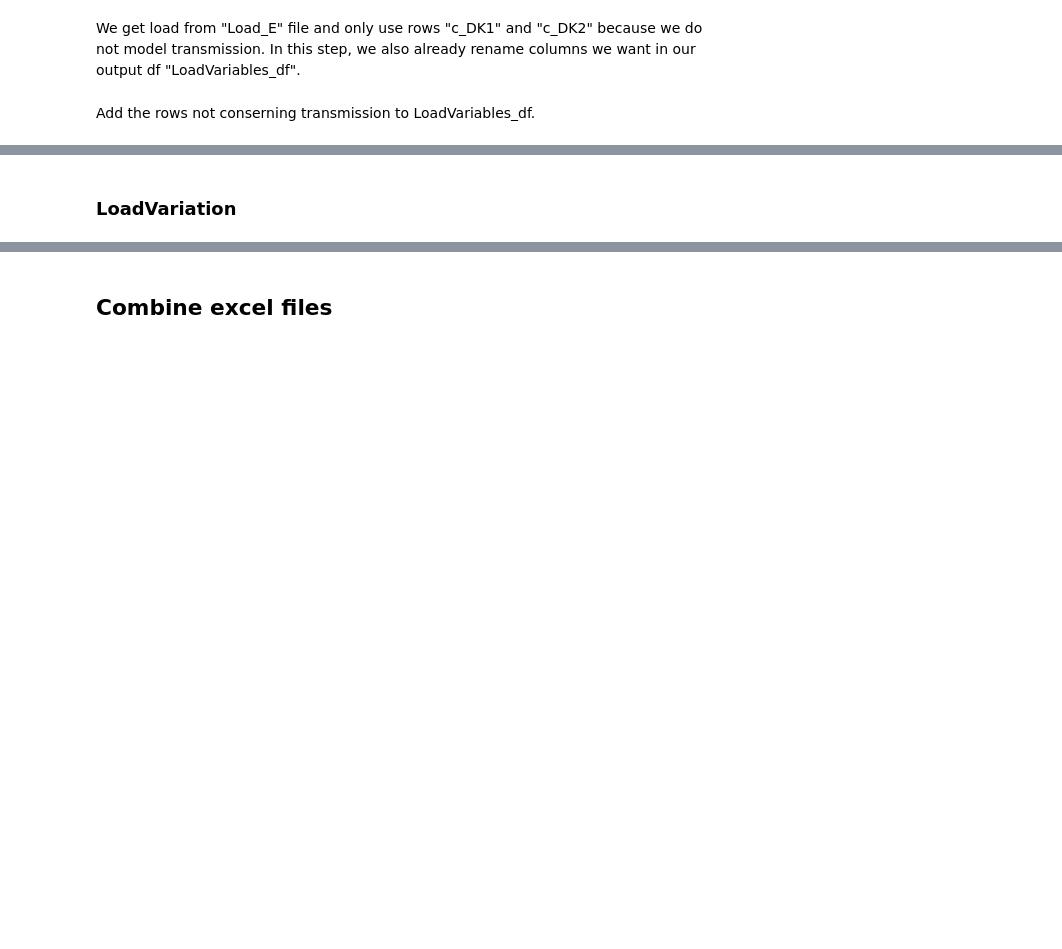
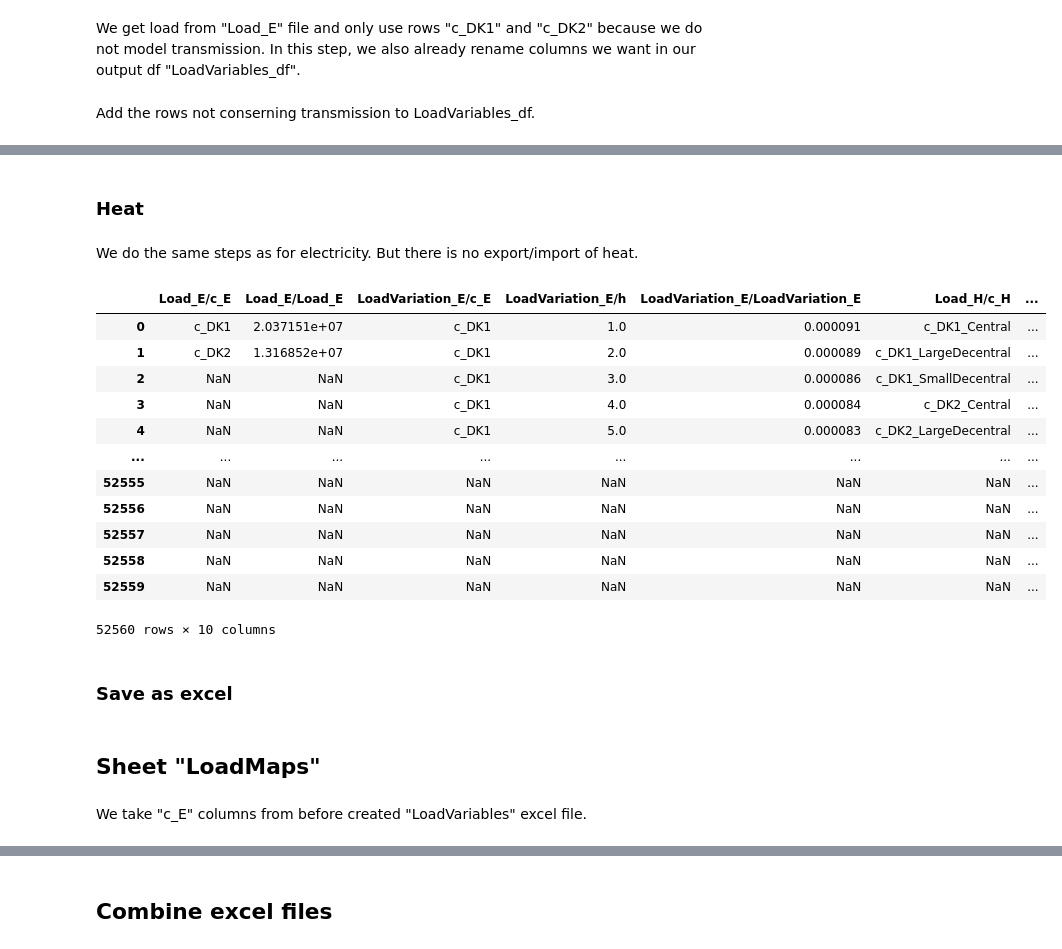
Before and after one commit to marcherger/EnergyEconGroupWork, a Jupyter notebook: DownloadDataForDK/ModelData/0_Construct_Final_Dataset.ipynb, the cells around one changed output, grey strips where cells are left out. Cells and saved outputs as stored; diff of their text form; code cells hidden in the pictures; blank space fills up the shorter version.

Commit message:
generating final dataset until and including GeneratorsVariables

```diff
--- a/DownloadDataForDK/ModelData/0_Construct_Final_Dataset.ipynb
+++ b/DownloadDataForDK/ModelData/0_Construct_Final_Dataset.ipynb
@@ -199,2 +226,35 @@ LoadVariables_df = Load_E[Load_E['Load_E/c_E'].isin(['c_DK1', 'c_DK2'])]
 # %% [markdown]
-### LoadVariation
+### Heat
+# %% [markdown]
+We do the same steps as for electricity. But there is no export/import of heat.
+# %%
+Load_H = pd.read_excel(os.path.join(os.getcwd(), 'Load_H.xlsx')).rename(columns={
+    'index':'Load_H/c_H',
+    'Load_H':'Load_H/Load_H'})
+# %%
+LoadVariables_df = pd.concat([LoadVariables_df, Load_H], axis=1)
+# %%
+LoadVariation_H = pd.read_excel(os.path.join(os.getcwd(), 'LoadVariation_H.xlsx')).rename(columns={
+    'c_H':'LoadVariation_H/c_H',
+    'h':'LoadVariation_H/h',
+    'LoadVariation_H':'LoadVariation_H/LoadVariation_H'})
+# %%
+LoadVariables_df = pd.concat([LoadVariables_df, LoadVariation_H], axis=1)
+# %%
+LoadVariables_df
+# %% [output]
+|  | Load_E/c_E | Load_E/Load_E | LoadVariation_E/c_E | LoadVariation_E/h | LoadVariation_E/LoadVariation_E | Load_H/c_H | ... |
+| 0 | c_DK1 | 2.037151e+07 | c_DK1 | 1.0 | 0.000091 | c_DK1_Central | ... |
+| 1 | c_DK2 | 1.316852e+07 | c_DK1 | 2.0 | 0.000089 | c_DK1_LargeDecentral | ... |
+| 2 | NaN | NaN | c_DK1 | 3.0 | 0.000086 | c_DK1_SmallDecentral | ... |
+| 3 | NaN | NaN | c_DK1 | 4.0 | 0.000084 | c_DK2_Central | ... |
+| 4 | NaN | NaN | c_DK1 | 5.0 | 0.000083 | c_DK2_LargeDecentral | ... |
+| ... | ... | ... | ... | ... | ... | ... | ... |
+| 52555 | NaN | NaN | NaN | NaN | NaN | NaN | ... |
+| 52556 | NaN | NaN | NaN | NaN | NaN | NaN | ... |
+| 52557 | NaN | NaN | NaN | NaN | NaN | NaN | ... |
+| 52558 | NaN | NaN | NaN | NaN | NaN | NaN | ... |
+| 52559 | NaN | NaN | NaN | NaN | NaN | NaN | ... |
+52560 rows × 10 columns
+# %% [markdown]
+### Save as excel
@@ -200,0 +263,4 @@ LoadVariables_df = Load_E[Load_E['Load_E/c_E'].isin(['c_DK1', 'c_DK2'])]
+# %% [markdown]
+## Sheet "LoadMaps"
+# %% [markdown]
+We take "c_E" columns from before created "LoadVariables" excel file.
```
Also changed, not shown: parts of 53 cells of this notebook, 5 other files.
